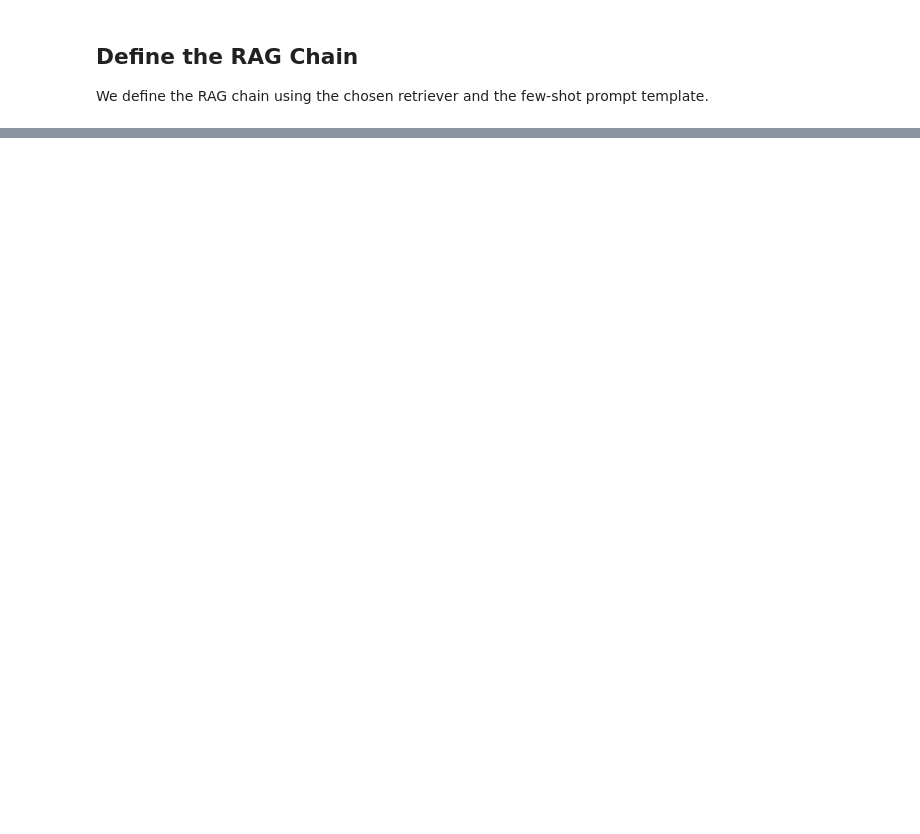
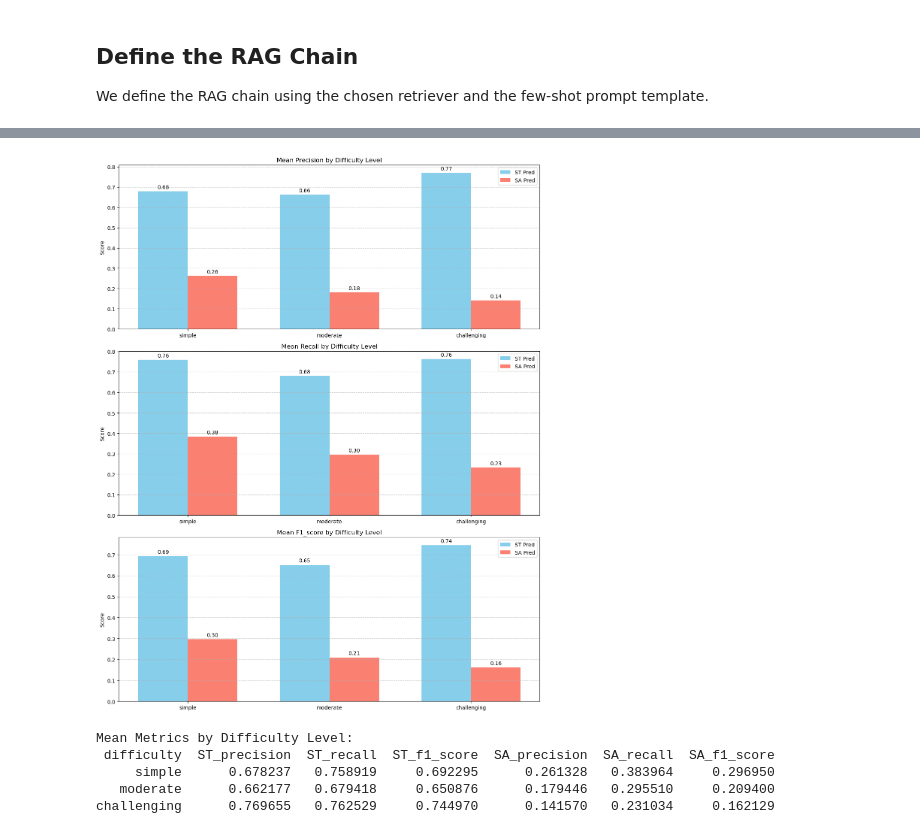
Before and after one commit to elia-guglielmi/Project1Atst-schema-alignment, a Jupyter notebook: Code/RAG.ipynb, the cells around one changed output, grey strips where cells are left out. Saved outputs shown, nothing was run; the diff lists cells and outputs as text; code cells hidden in the pictures; blank space fills up the shorter version.

```diff
--- a/Code/RAG.ipynb
+++ b/Code/RAG.ipynb
@@ -254,0 +577,60 @@ response[response.rfind("["):response.rfind("]")+1]
+# %%
+# Sort by difficulty if it's ordinal (customize order as needed)
+if df['difficulty'].dtype == 'object':
+    # If difficulty has known levels, specify the desired order
+    difficulty_order = ['simple', 'moderate', 'challenging']  # Modify as needed
+    grouped['difficulty'] = pd.Categorical(grouped['difficulty'], categories=difficulty_order, ordered=True)
+    grouped = grouped.sort_values('difficulty')
+
+# Plotting function for mean metrics by difficulty
+def plot_mean_metrics_by_difficulty(grouped):
+    metrics = ['precision', 'recall', 'f1_score']
+    n_levels = len(grouped)
+
+    fig, axes = plt.subplots(3, 1, figsize=(12, 15))
+
+    for i, metric in enumerate(metrics):
+        ax = axes[i]
+
+        # Positions for bars
+        x = np.arange(n_levels)
+        width = 0.35
+
+        # Plot ST and SA metrics
+        st_bars = ax.bar(x - width/2, grouped[f'ST_{metric}'], width, label='ST Pred', color='skyblue')
+        sa_bars = ax.bar(x + width/2, grouped[f'SA_{metric}'], width, label='SA Pred', color='salmon')
+
+        ax.set_title(f'Mean {metric.capitalize()} by Difficulty Level')
+        ax.set_ylabel('Score')
+        ax.set_xticks(x)
+        ax.set_xticklabels(grouped['difficulty'])
+        ax.legend()
+
+        # Add value labels
+        for bar in st_bars + sa_bars:
+            height = bar.get_height()
+            ax.annotate(f'{height:.2f}',
+                       xy=(bar.get_x() + bar.get_width() / 2, height),
+                       xytext=(0, 3),
+                       textcoords="offset points",
+                       ha='center', va='bottom')
+
+        # Add a horizontal grid
+        ax.yaxis.grid(True, linestyle='--', alpha=0.7)
+
+    plt.tight_layout()
+    plt.show()
+
+# Generate the plot
+plot_mean_metrics_by_difficulty(grouped)
+
+# Optional: Also show the numerical table
+print("\nMean Metrics by Difficulty Level:")
+print(grouped.to_string(index=False))
+# %% [output]
+[figure, added]
+Mean Metrics by Difficulty Level:
+ difficulty  ST_precision  ST_recall  ST_f1_score  SA_precision  SA_recall  SA_f1_score
+     simple      0.678237   0.758919     0.692295      0.261328   0.383964     0.296950
+   moderate      0.662177   0.679418     0.650876      0.179446   0.295510     0.209400
+challenging      0.769655   0.762529     0.744970      0.141570   0.231034     0.162129
```
Also changed, not shown: parts of 41 cells of this notebook.
